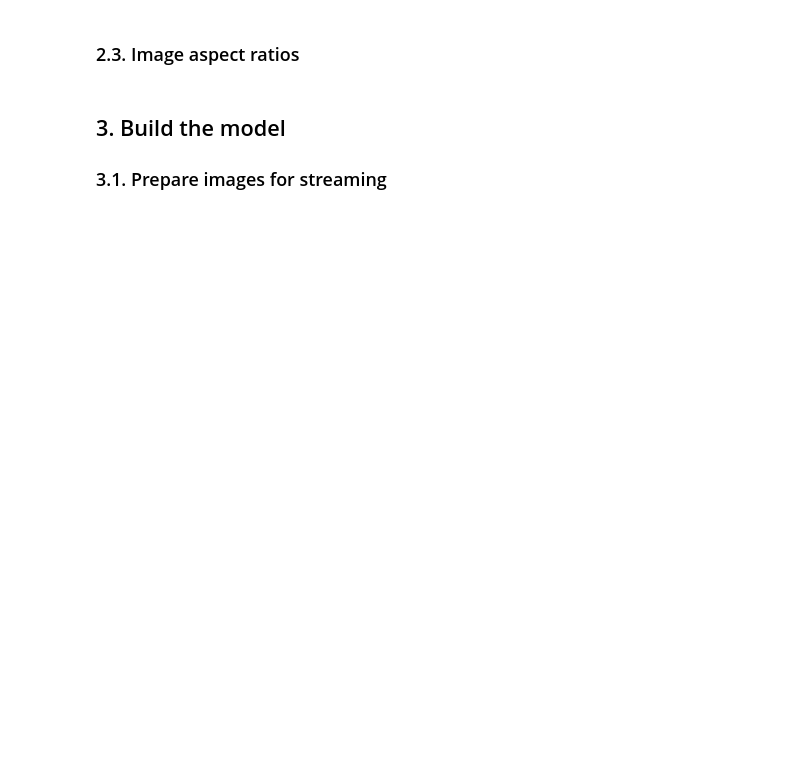
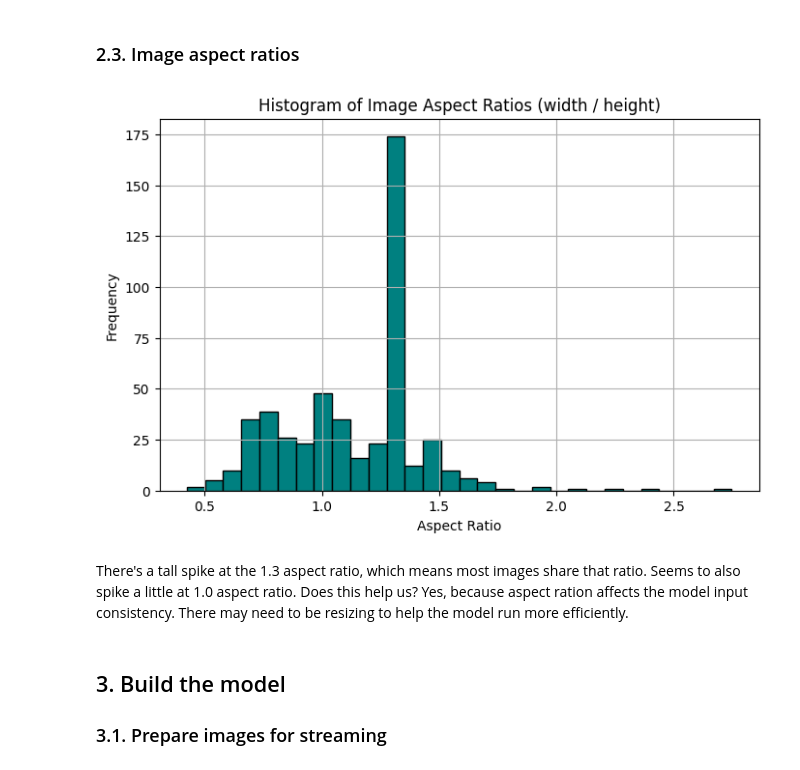
Before and after one commit to 4GeeksAcademy/Jack-Porter-image-classification, a Jupyter notebook: notebooks/mvp.ipynb, the cells around one changed output. Cells and saved outputs as stored; diff of their text form; code cells hidden in the pictures; blank space fills up the shorter version.

```diff
--- a/notebooks/mvp.ipynb
+++ b/notebooks/mvp.ipynb
@@ -131,6 +207,22 @@ Let's take a look at a random sample of images from the dataset and see what the
 ### 2.3. Image aspect ratios
 # %%
 # Plot a histogram of the image aspect ratios (i.e. width/height) What do you see, does this information matter to us, if so, how?
+
+# Compute aspect ratios for the same sample set
+aspect_ratios = [w / h for w, h in zip(widths, heights)]
+
+# Plot histogram
+plt.figure(figsize=(8, 5))
+plt.hist(aspect_ratios, bins=30, color='teal', edgecolor='black')
+plt.title("Histogram of Image Aspect Ratios (width / height)")
+plt.xlabel("Aspect Ratio")
+plt.ylabel("Frequency")
+plt.grid(True)
+plt.show()
+# %% [output]
+[figure, added]
+# %% [markdown]
+There's a tall spike at the 1.3 aspect ratio, which means most images share that ratio. Seems to also spike a little at 1.0 aspect ratio. Does this help us? Yes, because aspect ration affects the model input consistency. There may need to be resizing to help the model run more efficiently.
 # %% [markdown]
 ## 3. Build the model
 
```
Also changed, not shown: parts of 19 cells of this notebook.
